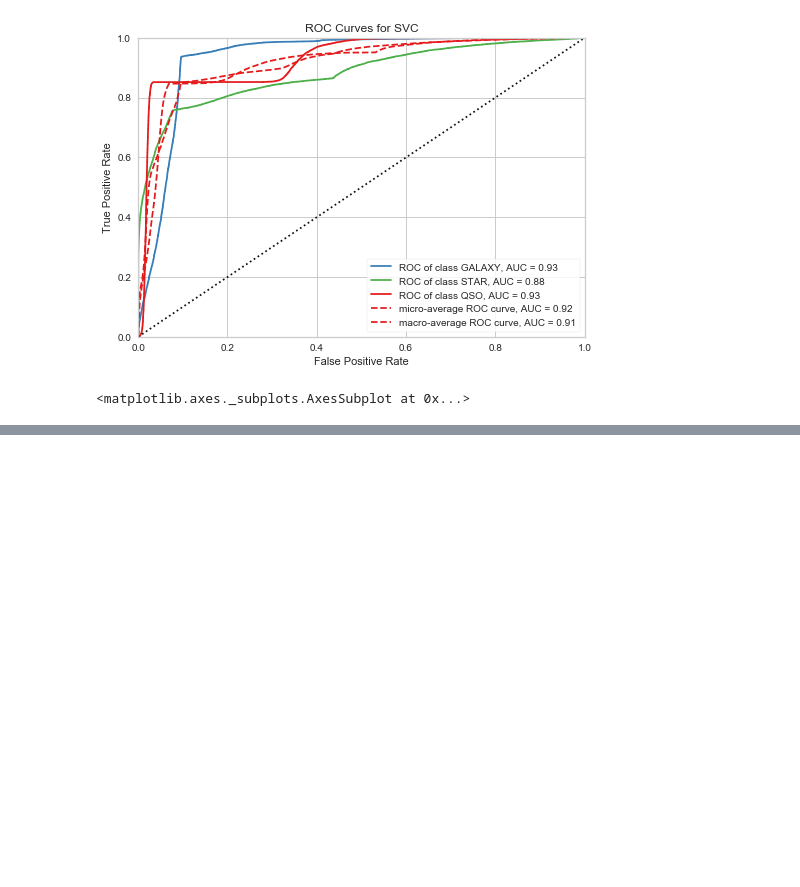
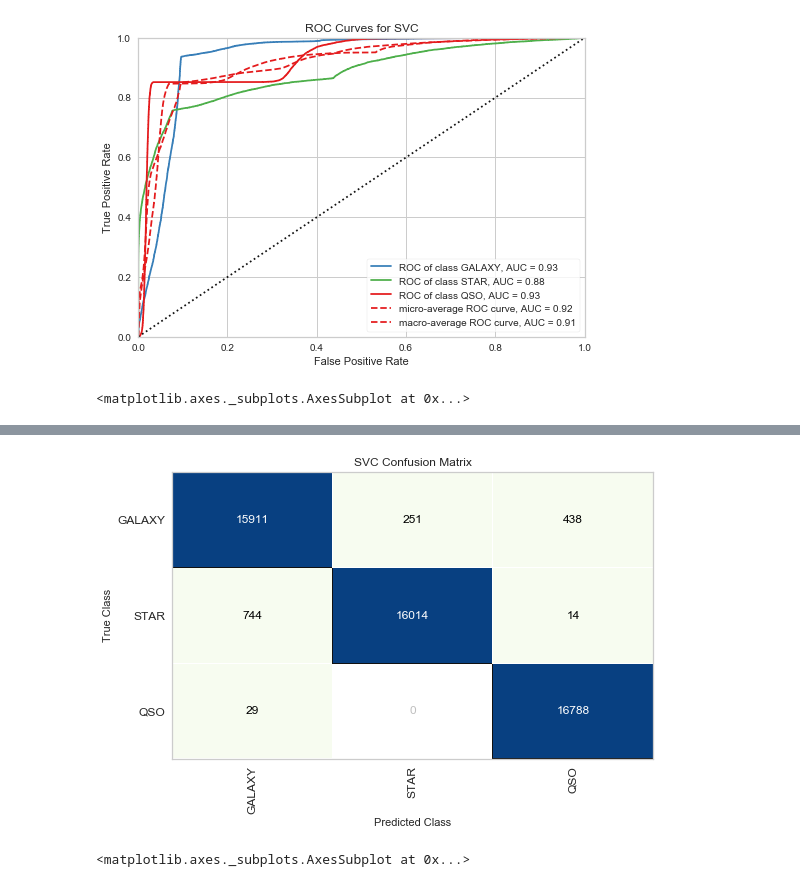
Before and after one commit to vedang9/Stellar-Classification, a Jupyter notebook: Untitled.ipynb, the cells around one changed output, grey strips where cells are left out. Cells and saved outputs as stored; diff of their text form; code cells hidden in the pictures; blank space fills up the shorter version.

```diff
--- a/Untitled.ipynb
+++ b/Untitled.ipynb
@@ -276,0 +300,9 @@ visualizer.show()
+# %%
+svm_cm = ConfusionMatrix(svm_clf, classes=classes, cmap='GnBu')
+
+svm_cm.fit(x_train, y_train)
+svm_cm.score(x_test, y_test)
+svm_cm.show()
+# %% [output]
+[figure, added]
+<matplotlib.axes._subplots.AxesSubplot at 0x...>
```
Also changed, not shown: parts of 5 cells of this notebook.
